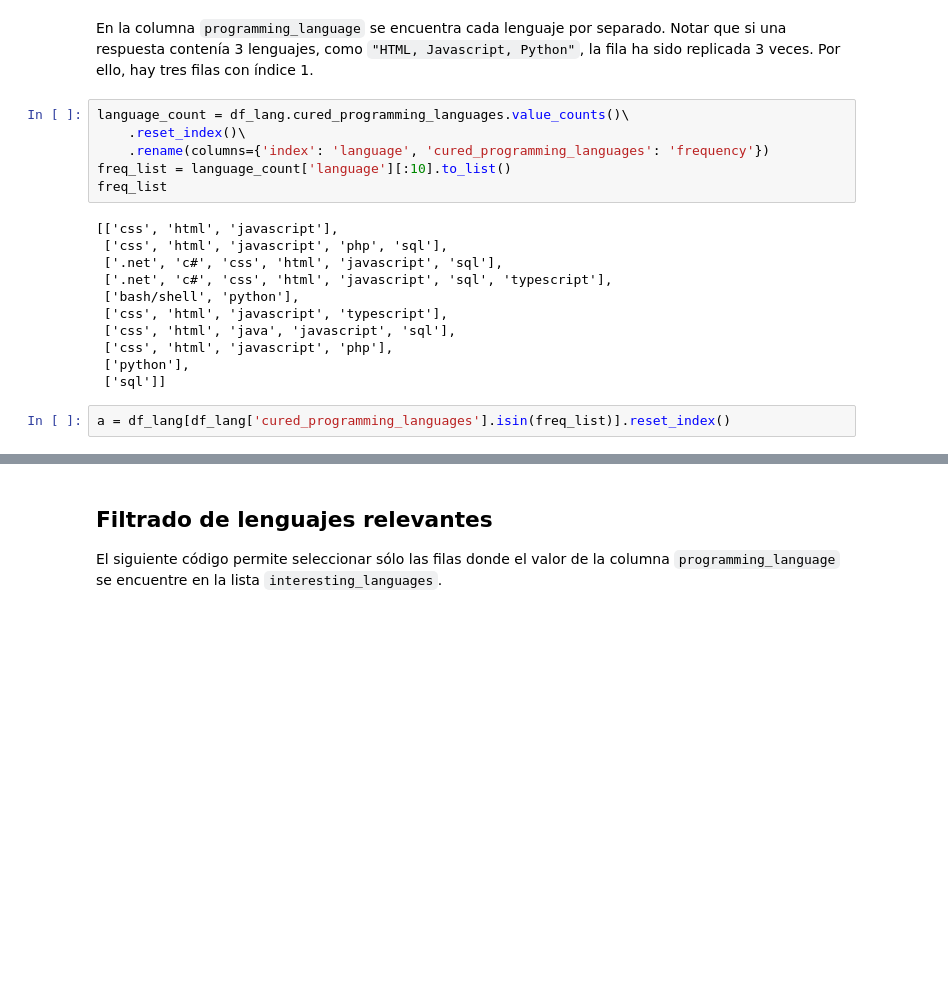
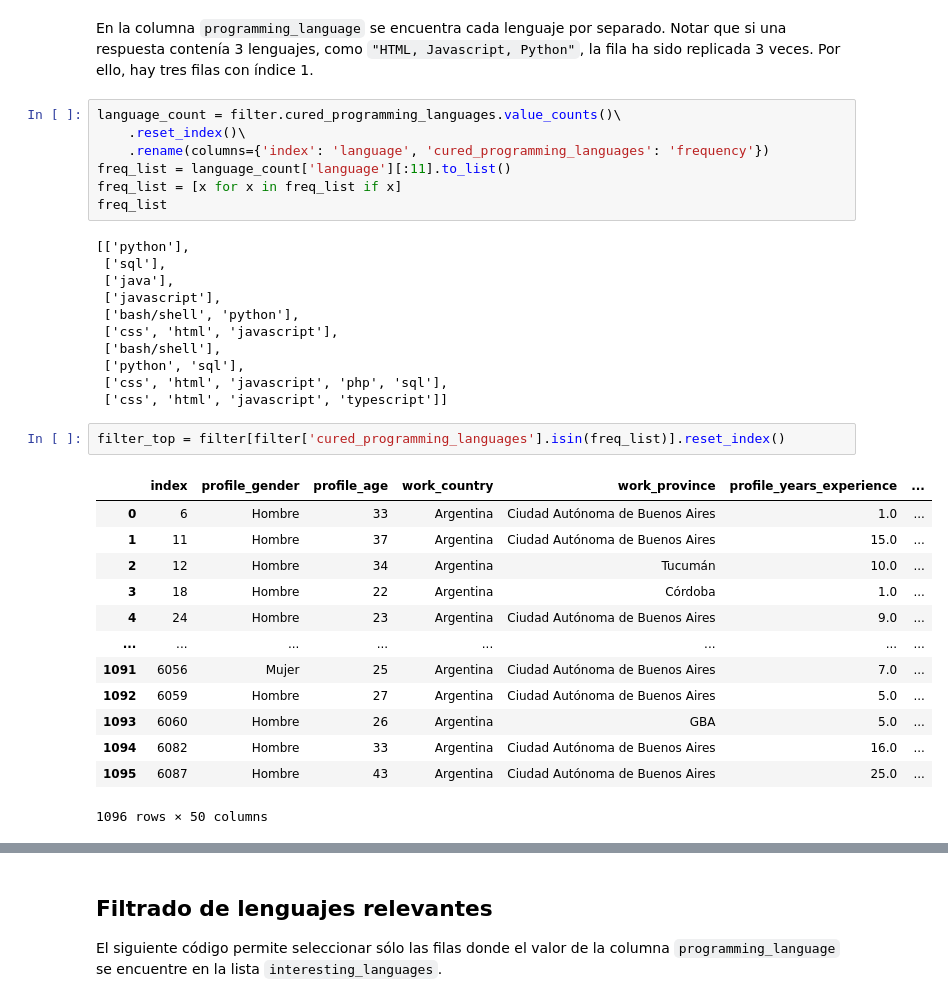
Before and after one commit to fflormolina99/Entrega1-AYVD-DiploDatos, a Jupyter notebook: main.ipynb, the cells around one changed output, grey strips where cells are left out. Cells and saved outputs as stored; diff of their text form; blank space fills up the shorter version.

```diff
--- a/main.ipynb
+++ b/main.ipynb
@@ -126,23 +129,38 @@ df_lang[:5]
 # %% [markdown]
 En la columna `programming_language` se encuentra cada lenguaje por separado. Notar que si una respuesta contenía 3 lenguajes, como `"HTML, Javascript, Python"`, la fila ha sido replicada 3 veces. Por ello, hay tres filas con índice 1.
 # %%
-language_count = df_lang.cured_programming_languages.value_counts()\
+language_count = filter.cured_programming_languages.value_counts()\
     .reset_index()\
     .rename(columns={'index': 'language', 'cured_programming_languages': 'frequency'})
-freq_list = language_count['language'][:10].to_list()
+freq_list = language_count['language'][:11].to_list()
+freq_list = [x for x in freq_list if x]
 freq_list
 # %% [output]
-[['css', 'html', 'javascript'],
+[['python'],
+ ['sql'],
+ ['java'],
+ ['javascript'],
+ ['bash/shell', 'python'],
+ ['css', 'html', 'javascript'],
+ ['bash/shell'],
+ ['python', 'sql'],
  ['css', 'html', 'javascript', 'php', 'sql'],
- ['.net', 'c#', 'css', 'html', 'javascript', 'sql'],
- ['.net', 'c#', 'css', 'html', 'javascript', 'sql', 'typescript'],
- ['bash/shell', 'python'],
- ['css', 'html', 'javascript', 'typescript'],
- ['css', 'html', 'java', 'javascript', 'sql'],
- ['css', 'html', 'javascript', 'php'],
- ['python'],
- ['sql']]
+ ['css', 'html', 'javascript', 'typescript']]
 # %%
-a = df_lang[df_lang['cured_programming_languages'].isin(freq_list)].reset_index()
+filter_top = filter[filter['cured_programming_languages'].isin(freq_list)].reset_index()
+# %% [output]
+|  | index | profile_gender | profile_age | work_country | work_province | profile_years_experience | ... |
+| 0 | 6 | Hombre | 33 | Argentina | Ciudad Autónoma de Buenos Aires | 1.0 | ... |
+| 1 | 11 | Hombre | 37 | Argentina | Ciudad Autónoma de Buenos Aires | 15.0 | ... |
+| 2 | 12 | Hombre | 34 | Argentina | Tucumán | 10.0 | ... |
+| 3 | 18 | Hombre | 22 | Argentina | Córdoba | 1.0 | ... |
+| 4 | 24 | Hombre | 23 | Argentina | Ciudad Autónoma de Buenos Aires | 9.0 | ... |
+| ... | ... | ... | ... | ... | ... | ... | ... |
+| 1091 | 6056 | Mujer | 25 | Argentina | Ciudad Autónoma de Buenos Aires | 7.0 | ... |
+| 1092 | 6059 | Hombre | 27 | Argentina | Ciudad Autónoma de Buenos Aires | 5.0 | ... |
+| 1093 | 6060 | Hombre | 26 | Argentina | GBA | 5.0 | ... |
+| 1094 | 6082 | Hombre | 33 | Argentina | Ciudad Autónoma de Buenos Aires | 16.0 | ... |
+| 1095 | 6087 | Hombre | 43 | Argentina | Ciudad Autónoma de Buenos Aires | 25.0 | ... |
+1096 rows × 50 columns
 # %%
 plt.figure(figsize=(12, 6))
```
Also changed, not shown: parts of 2 cells of this notebook.
